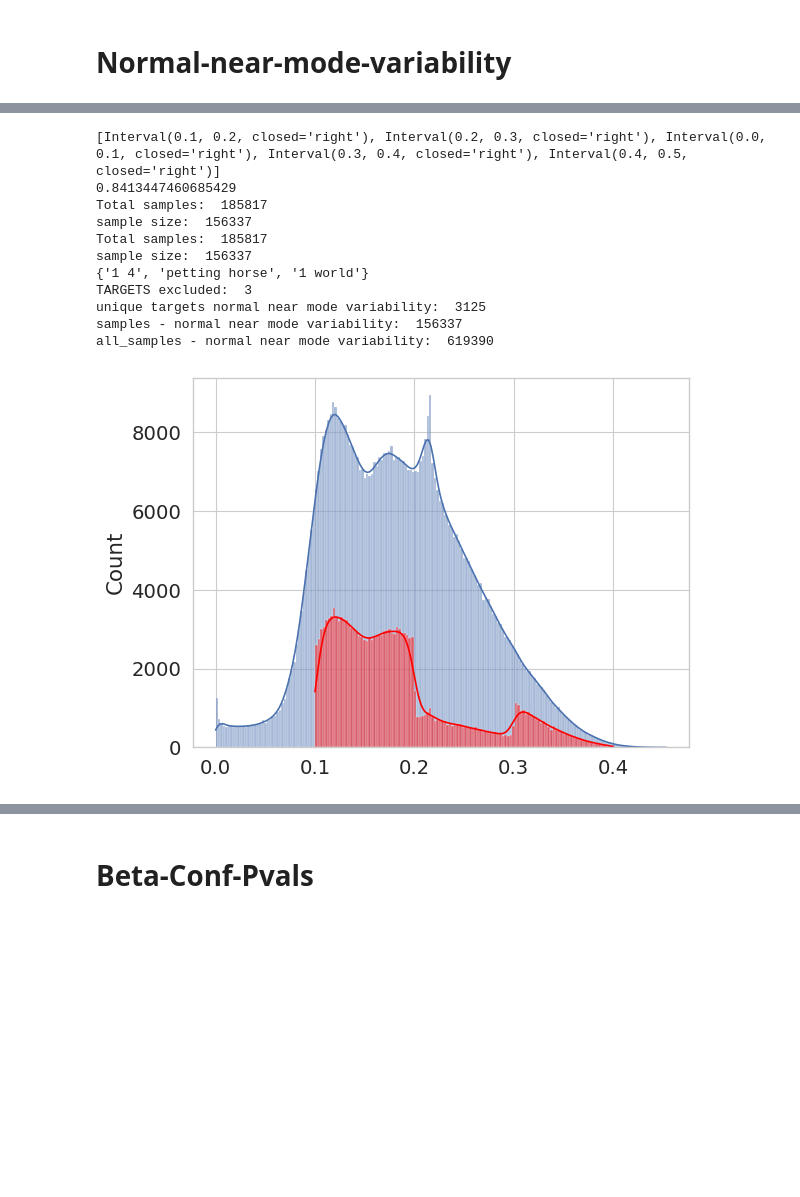
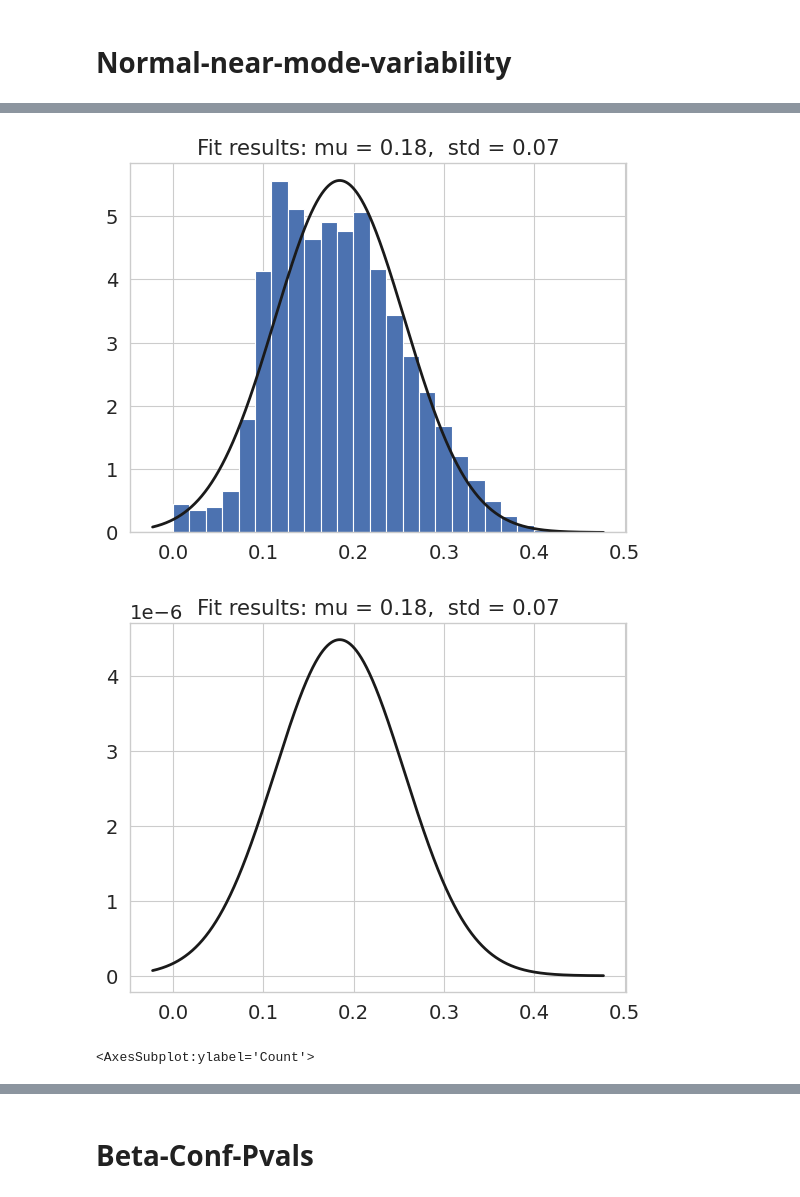
Before and after one commit to jr4fs/vl-pretraining, a Jupyter notebook: src/dataset_selection/sampling/stratified_beta_sampling.ipynb, the cells around one changed output, grey strips where cells are left out. Saved outputs shown, nothing was run; the diff lists cells and outputs as text; code cells hidden in the pictures; blank space fills up the shorter version.

```diff
--- a/src/dataset_selection/sampling/stratified_beta_sampling.ipynb
+++ b/src/dataset_selection/sampling/stratified_beta_sampling.ipynb
@@ -847,22 +733,57 @@ all_samples - normal near mode variability:  619390
-# %%
-sampling_dataset = 'multilabel_full'
-sampling_model = 'LXR111'
-
-
-base_path = '../../../snap/vqa/lxr111_multilabel_full_run_3/'
-df = pd.read_pickle(base_path+"datamap_metrics.pkl")
-
-normal_near_mode_variability_vanilla(df, 0.1, 0.4, sampling_model, 30, dataset=sampling_dataset, norm='var_counts')
-# %% [output]
-[Interval(0.1, 0.2, closed='right'), Interval(0.2, 0.3, closed='right'), Interval(0.0, 0.1, closed='right'), Interval(0.3, 0.4, closed='right'), Interval(0.4, 0.5, closed='right')]
-0.8413447460685429
-Total samples:  185817
-sample size:  156337
-Total samples:  185817
-sample size:  156337
-{'1 4', 'petting horse', '1 world'}
-TARGETS excluded:  3
-unique targets normal near mode variability:  3125
-samples - normal near mode variability:  156337
-all_samples - normal near mode variability:  619390
-[figure, removed]
+# %%
+sampling_dataset = 'multilabel_full'
+sampling_model = 'LXR111'
+
+
+base_path = '../../../snap/vqa/lxr111_multilabel_full_run_3/'
+df = pd.read_pickle(base_path+"datamap_metrics.pkl")
+variability = np.array(df['variability'].tolist())
+
+# Fit a normal distribution to the data:
+mu, std = norm.fit(variability)
+
+# Plot the histogram.
+plt.hist(variability, bins=25, density=True)
+
+# Plot the PDF.
+xmin, xmax = plt.xlim()
+x = np.linspace(xmin, xmax, len(variability))
+p = norm.pdf(x, mu, std)
+
+plt.plot(x, p, 'k', linewidth=2)
+title = "Fit results: mu = %.2f,  std = %.2f" % (mu, std)
+plt.title(title)
+
+plt.show()
+
+
+test = px.histogram(variability)
+f = test.full_figure_for_development(warn=False)
+xbins = f.data[0].xbins
+plotbins = list(np.arange(start=xbins['start'], stop=xbins['end']+xbins['size'], step=xbins['size']))
+counts, bins = np.histogram(list(f.data[0].x), bins=plotbins)
+#bins_quad = len(bins)//3
+#upper = bins[-bins_quad:]
+var_counts = []
+var_bins = np.digitize(variability, bins) # if it belongs to upper 25% of bins, weight it higher
+for var_bin in var_bins:
+    var_counts.append(counts[var_bin-1])
+var_counts /= sum(var_counts)
+p /= var_counts
+p /= p.sum()
+
+plt.plot(x, p, 'k', linewidth=2)
+title = "Fit results: mu = %.2f,  std = %.2f" % (mu, std)
+plt.title(title)
+
+plt.show()
+
+
+idx = np.random.choice(np.arange(len(variability)), 185817, replace=False, p=p)
+final_sample = variability[idx]
+sns.histplot(variability, kde=True)
+sns.histplot(final_sample, kde=True, color='red')
+# %% [output]
+[figure, added]
+[figure, added]
+<AxesSubplot:ylabel='Count'>
```
Also changed, not shown: parts of 9 cells of this notebook.
